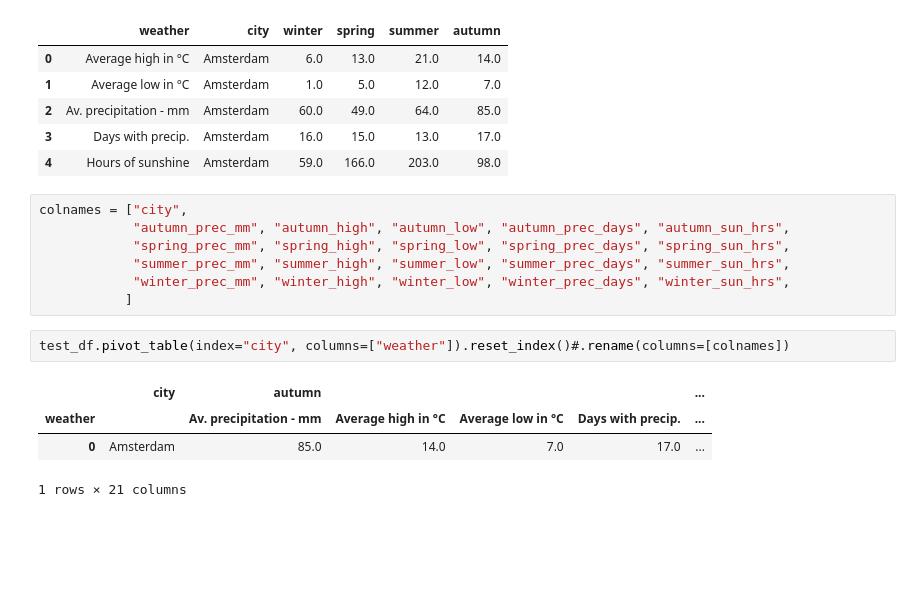
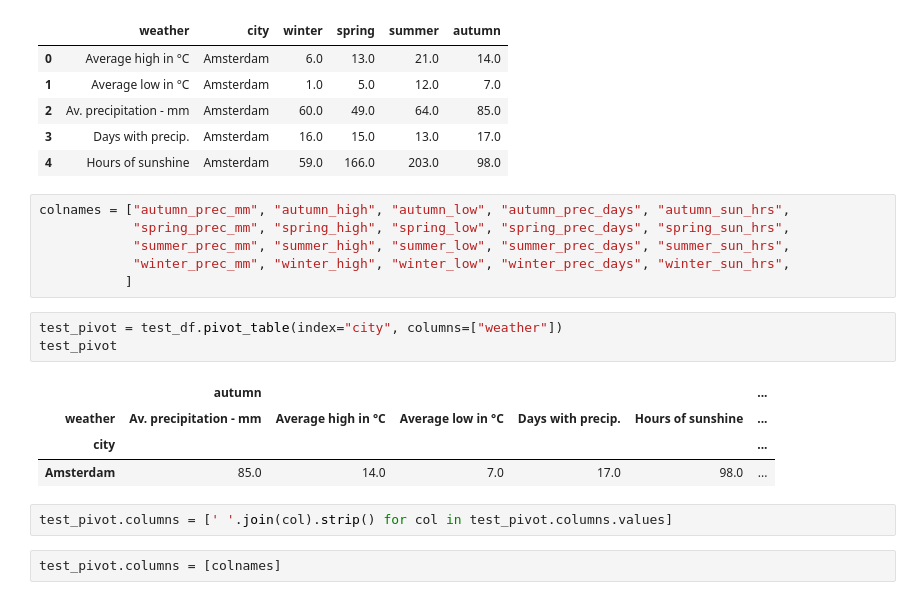
Before and after one commit to robertbozsik/city-recommender, a Jupyter notebook: notebooks/Scraping_climatedata.ipynb, the cells around one changed output. Saved outputs shown, nothing was run; the diff lists cells and outputs as text; blank space fills up the shorter version.

Commit message:
updating climatedata notebook and adding seasonal weather data json

```diff
--- a/notebooks/Scraping_climatedata.ipynb
+++ b/notebooks/Scraping_climatedata.ipynb
@@ -260,16 +260,20 @@ test_df
 | 3 | Days with precip. | Amsterdam | 16.0 | 15.0 | 13.0 | 17.0 |
 | 4 | Hours of sunshine | Amsterdam | 59.0 | 166.0 | 203.0 | 98.0 |
 # %%
-colnames = ["city",
-            "autumn_prec_mm", "autumn_high", "autumn_low", "autumn_prec_days", "autumn_sun_hrs",
+colnames = ["autumn_prec_mm", "autumn_high", "autumn_low", "autumn_prec_days", "autumn_sun_hrs",
             "spring_prec_mm", "spring_high", "spring_low", "spring_prec_days", "spring_sun_hrs",
             "summer_prec_mm", "summer_high", "summer_low", "summer_prec_days", "summer_sun_hrs",
             "winter_prec_mm", "winter_high", "winter_low", "winter_prec_days", "winter_sun_hrs",
            ]
 # %%
-test_df.pivot_table(index="city", columns=["weather"]).reset_index()#.rename(columns=[colnames])
+test_pivot = test_df.pivot_table(index="city", columns=["weather"])
+test_pivot
 # %% [output]
-|  | city | autumn |  |  |  | ... |
-| weather |  | Av. precipitation - mm | Average high in °C | Average low in °C | Days with precip. | ... |
-| 0 | Amsterdam | 85.0 | 14.0 | 7.0 | 17.0 | ... |
+|  | autumn |  |  |  |  | ... |
+| weather | Av. precipitation - mm | Average high in °C | Average low in °C | Days with precip. | Hours of sunshine | ... |
+| city |  |  |  |  |  | ... |
+| Amsterdam | 85.0 | 14.0 | 7.0 | 17.0 | 98.0 | ... |
-1 rows × 21 columns
+# %%
+test_pivot.columns = [' '.join(col).strip() for col in test_pivot.columns.values]
+# %%
+test_pivot.columns = [colnames]
```
Also changed, not shown: parts of 9 cells of this notebook, 1 other file.
